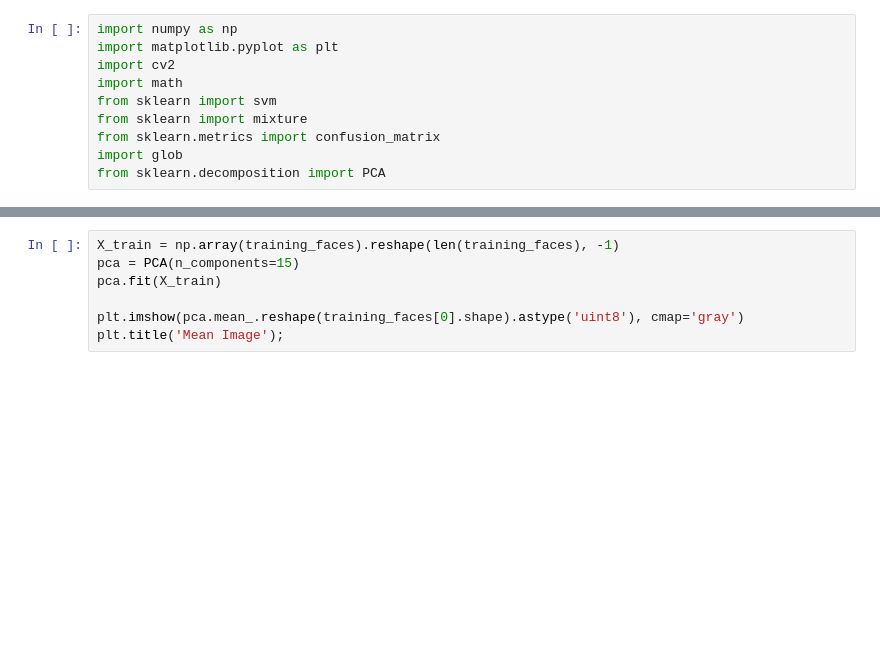
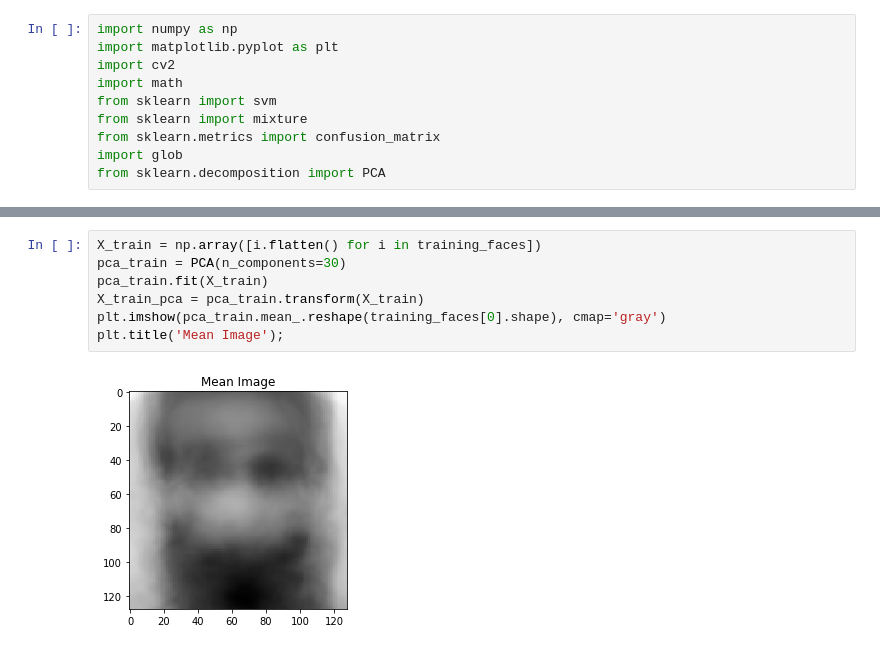
Before and after one commit to adhamelkhouly/face_recognition, a Jupyter notebook: 5_eigenfaces.ipynb, the cells around one changed output, grey strips where cells are left out. Saved outputs shown, nothing was run; the diff lists cells and outputs as text; blank space fills up the shorter version.

```diff
--- a/5_eigenfaces.ipynb
+++ b/5_eigenfaces.ipynb
@@ -105,10 +139,12 @@ for i in range(60):
 # %%
-X_train = np.array(training_faces).reshape(len(training_faces), -1)
-pca = PCA(n_components=15)
-pca.fit(X_train)
-
-plt.imshow(pca.mean_.reshape(training_faces[0].shape).astype('uint8'), cmap='gray')
+X_train = np.array([i.flatten() for i in training_faces])
+pca_train = PCA(n_components=30)
+pca_train.fit(X_train)
+X_train_pca = pca_train.transform(X_train)
+plt.imshow(pca_train.mean_.reshape(training_faces[0].shape), cmap='gray')
 plt.title('Mean Image');
+# %% [output]
+[figure, added]
 # %%
 fig = plt.figure(figsize=(16, 6))
 for i in range(5):
```
Also changed, not shown: parts of 13 cells of this notebook.
